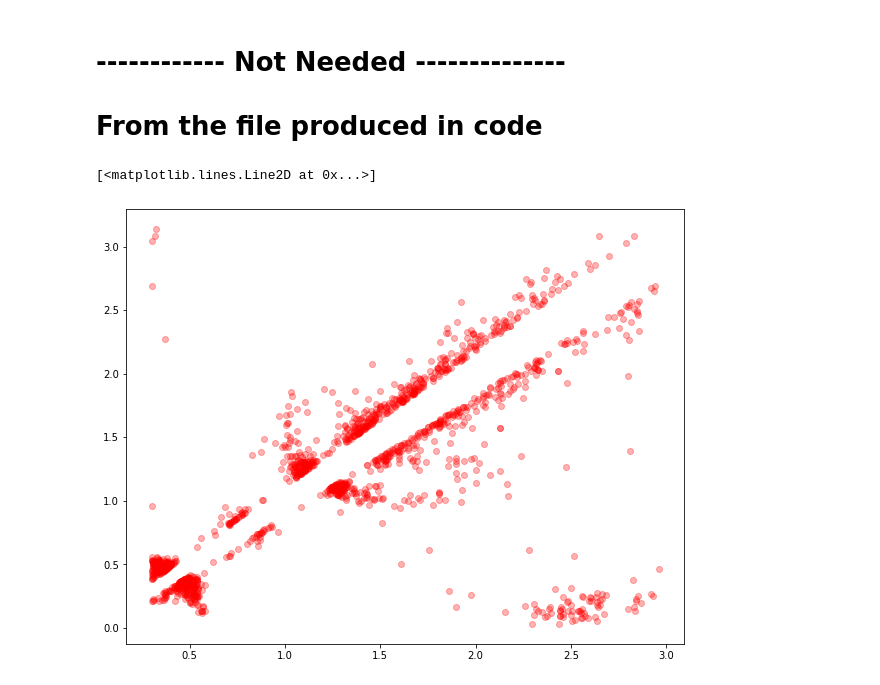
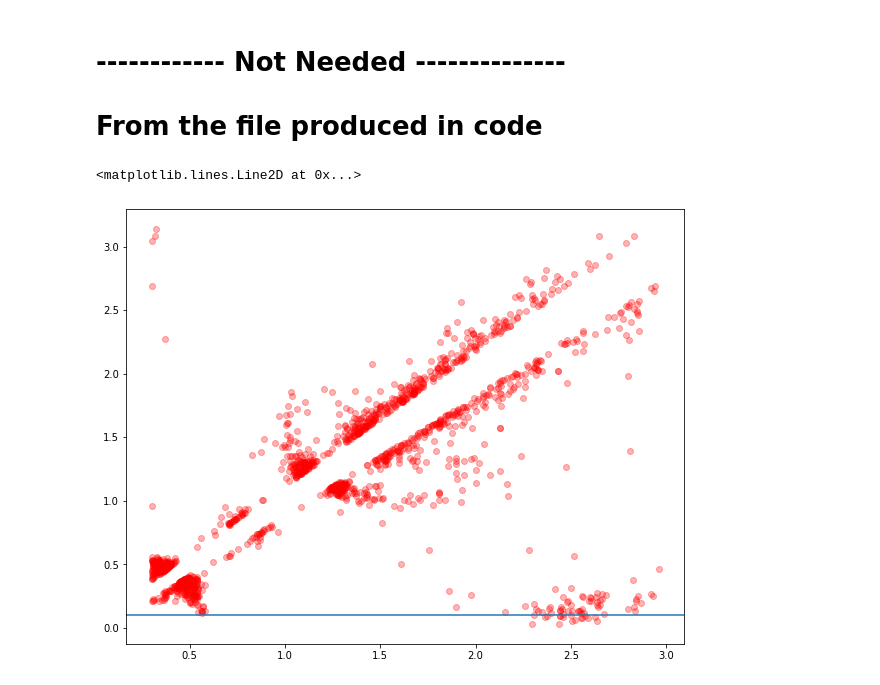
Before and after one commit to am610/Fisher-Matrix, a Jupyter notebook: github/tzpz_plotting/tzpz_plotting.ipynb, the cells around one changed output. Drawn from its saved outputs; the diff is of its cells as text; code cells hidden in the pictures.

```diff
--- a/github/tzpz_plotting/tzpz_plotting.ipynb
+++ b/github/tzpz_plotting/tzpz_plotting.ipynb
@@ -262,6 +267,7 @@ out = pd.read_csv('CMNN_Photoz_Estimator-master/output/run_1/analysis/tzpz_out.c
 # %%
 #plt.plot(main['zphot'],main['zspec'],'o',c='gray')
 plt.plot(out['zphot'],out['zspec'],'o',c='red',alpha=0.3)
+plt.axhline(0.1)
 # %% [output]
-[<matplotlib.lines.Line2D at 0x...>]
+<matplotlib.lines.Line2D at 0x...>
-[figure, old version]
+[figure, new version]
```
Also changed, not shown: parts of 5 cells of this notebook.
